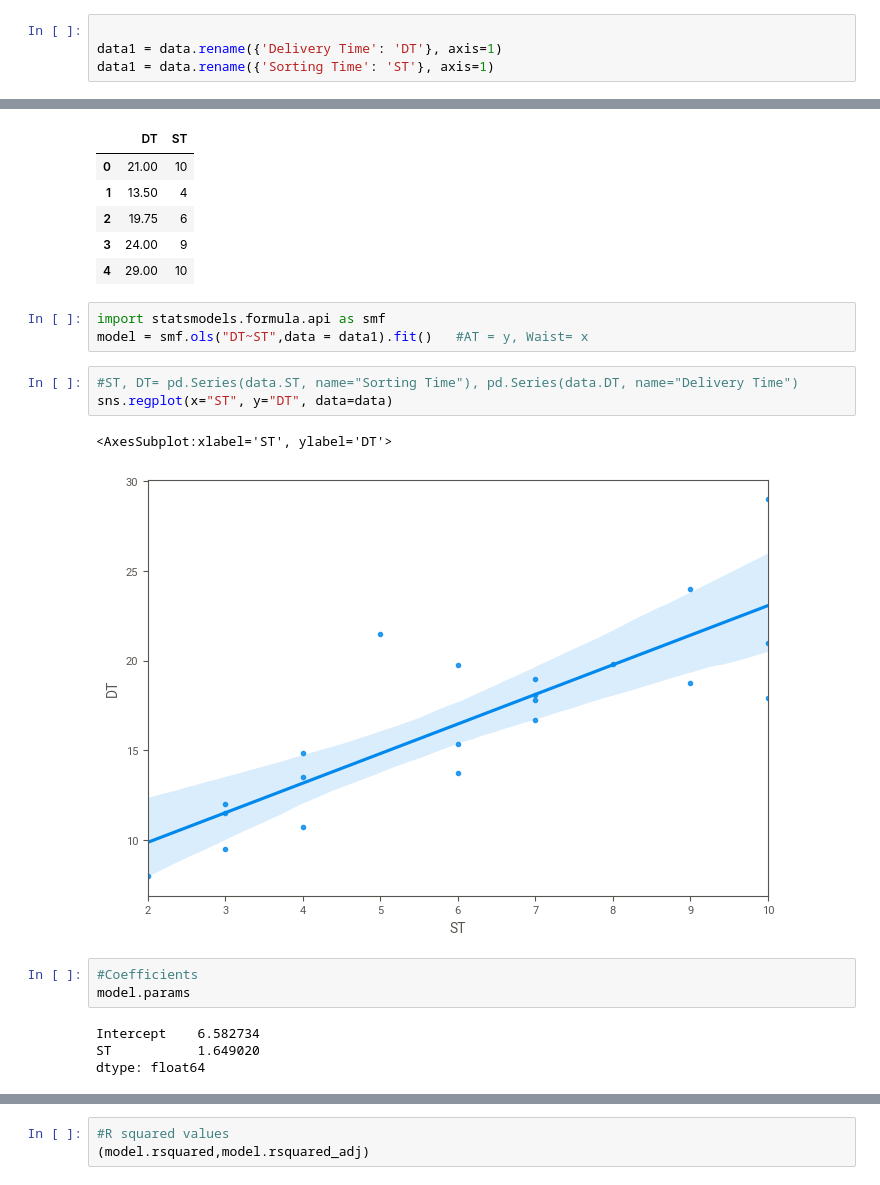
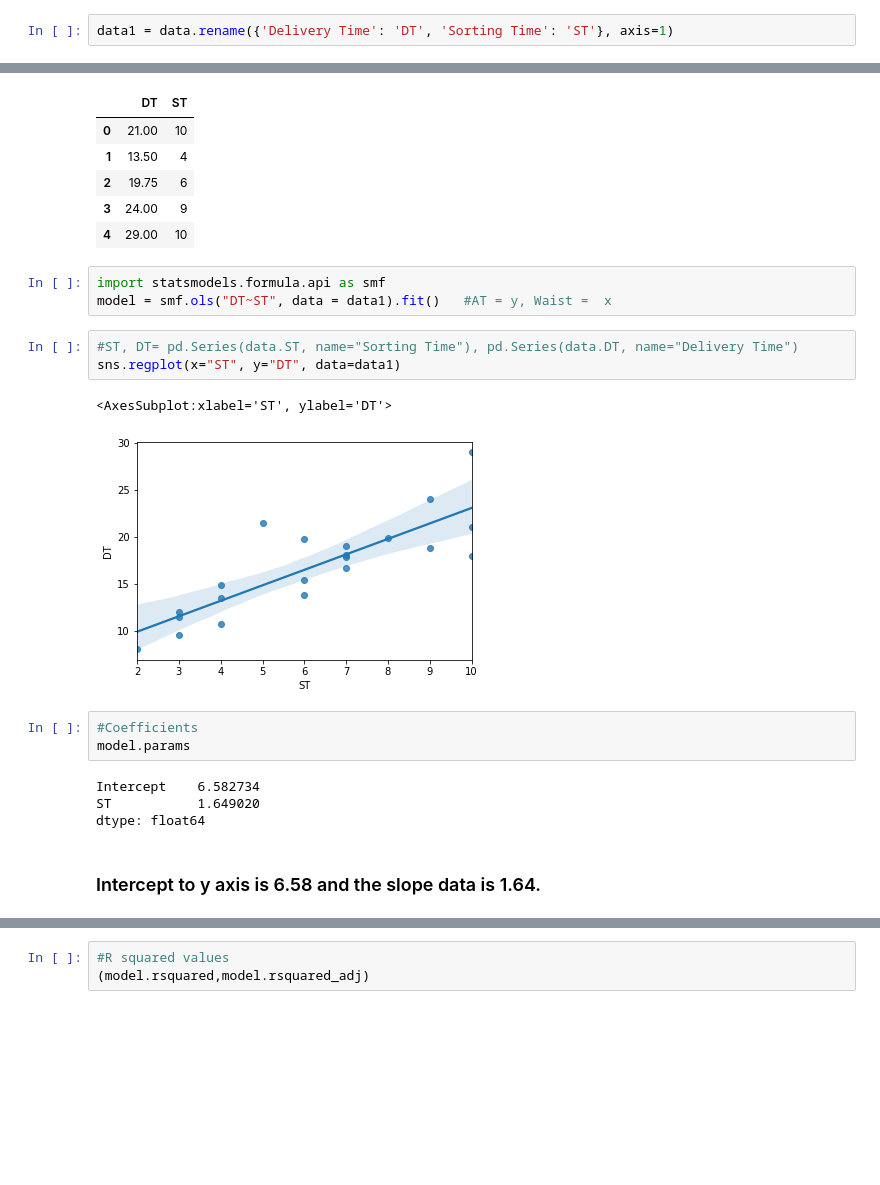
Before and after one commit to SachinKanhurkar/DS_Assignment4_LinearRegression, a Jupyter notebook: 1_deliverytime.ipynb, the cells around one changed output, grey strips where cells are left out. Cells and saved outputs as stored; diff of their text form; blank space fills up the shorter version.

```diff
--- a/1_deliverytime.ipynb
+++ b/1_deliverytime.ipynb
@@ -215,9 +206,7 @@ sweet_report.show_html('delivery_sorting.html')
 # %% [output]
 Report delivery_sorting.html was generated! NOTEBOOK/COLAB USERS: the web browser MAY not pop up, regardless, the report IS saved in your notebook/colab files.
 # %%
-
-data1 = data.rename({'Delivery Time': 'DT'}, axis=1)
-data1 = data.rename({'Sorting Time': 'ST'}, axis=1)
+data1 = data.rename({'Delivery Time': 'DT', 'Sorting Time': 'ST'}, axis=1)
 # %%
 data1.head()
 # %% [output]
@@ -229,13 +218,13 @@ data1.head()
 | 4 | 29.00 | 10 |
 # %%
 import statsmodels.formula.api as smf
-model = smf.ols("DT~ST",data = data1).fit()   #AT = y, Waist= x
+model = smf.ols("DT~ST", data = data1).fit()   #AT = y, Waist =  x
 # %%
 #ST, DT= pd.Series(data.ST, name="Sorting Time"), pd.Series(data.DT, name="Delivery Time")
-sns.regplot(x="ST", y="DT", data=data)
+sns.regplot(x="ST", y="DT", data=data1)
 # %% [output]
 <AxesSubplot:xlabel='ST', ylabel='DT'>
-[figure, old version]
+[figure, new version]
 # %%
 #Coefficients
 model.params
@@ -243,6 +232,8 @@ model.params
 Intercept    6.582734
 ST           1.649020
 dtype: float64
+# %% [markdown]
+### Intercept to y axis is 6.58 and the slope data is 1.64.
 # %%
 #t and p-Values
 print(model.tvalues, '\n', model.pvalues)    #pvlaues< 5% to accept the model
```
Also changed, not shown: parts of 37 cells of this notebook, 1 other file.
